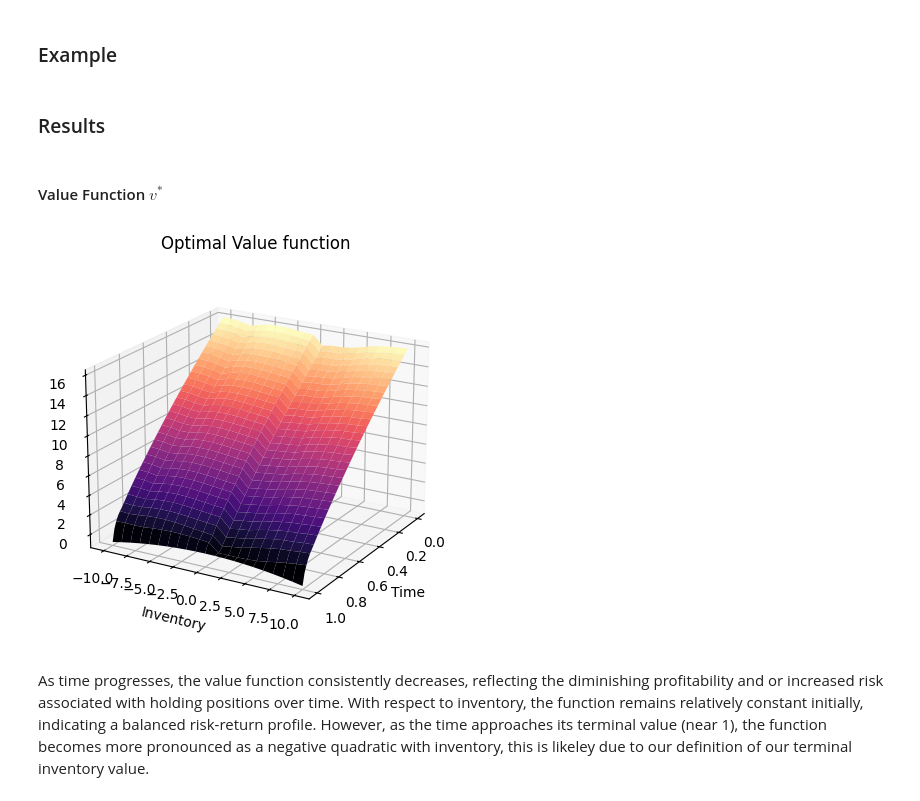
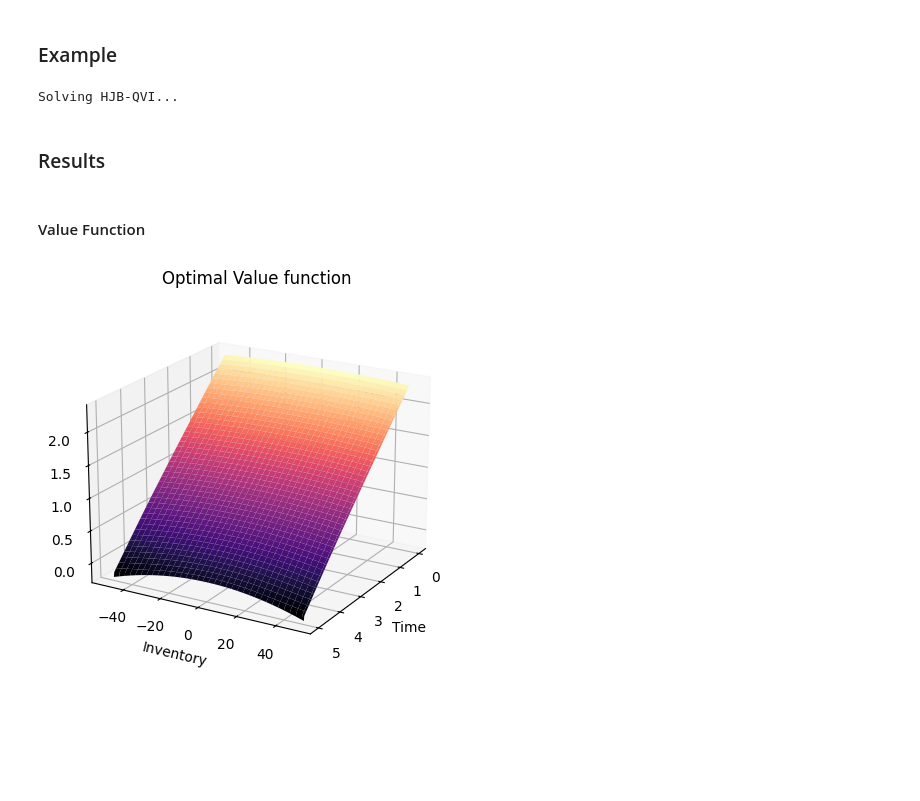
Before and after one commit to rsabum/High-Frequency-Trading, a Jupyter notebook: notebook.ipynb, the cells around one changed output. Saved outputs shown, nothing was run; the diff lists cells and outputs as text; code cells hidden in the pictures; blank space fills up the shorter version.

```diff
--- a/notebook.ipynb
+++ b/notebook.ipynb
@@ -231,25 +313,29 @@ value_function = Solver().solve(parameters, N)
+# %%
+mm = MarketMaker()
+mm.solve_hjb_qvi(lambda_bid, lambda_ask, kappa_bid, kappa_ask, rebate, cost, phi, alpha, T, N, q_min, q_max)
+value_function = mm.V
+# %% [output]
+Solving HJB-QVI...
 # %% [markdown]
 ### Results
 # %% [markdown]
-#### Value Function $v^*$
+#### Value Function
 # %%
 # Plot the value function
+X = value_function.t_grid
 Y = value_function.q_grid
-X = value_function.t_grid
 X, Y = np.meshgrid(X, Y)
 
 
 f = plt.figure(figsize=[5, 5])
 pp3d = plt.axes(projection="3d", elev=20, azim=30)
 pp3d.set_title("Optimal Value function")
 pp3d.set_xlabel("Time")
 pp3d.set_ylabel("Inventory")
 pp3d.set_zlabel("Optimal Value")
-pp3d.plot_surface(X, Y, value_function.h, cmap='magma')
+pp3d.plot_surface(X, Y, value_function.V.T, cmap='magma')
 
 
 plt.show()
 # %% [output]
-[figure, old version]
+[figure, new version]
-# %% [markdown]
-As time progresses, the value function consistently decreases, reflecting the diminishing profitability and or increased risk associated with holding positions over time. With respect to inventory, the function remains relatively constant initially, indicating a balanced risk-return profile. However, as the time approaches its terminal value (near 1), the function becomes more pronounced as a negative quadratic with inventory, this is likeley due to our definition of our terminal inventory value.
```
Also changed, not shown: parts of 12 cells of this notebook, 5 other files.
